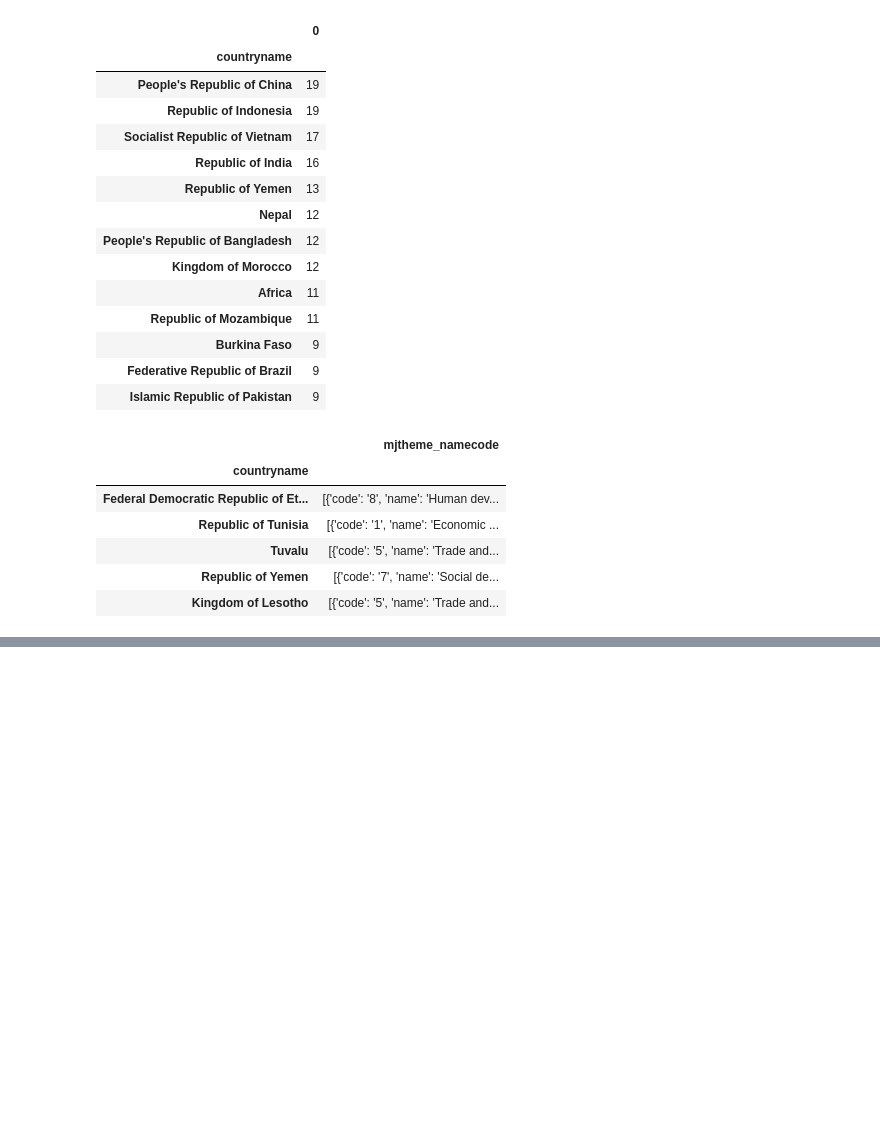
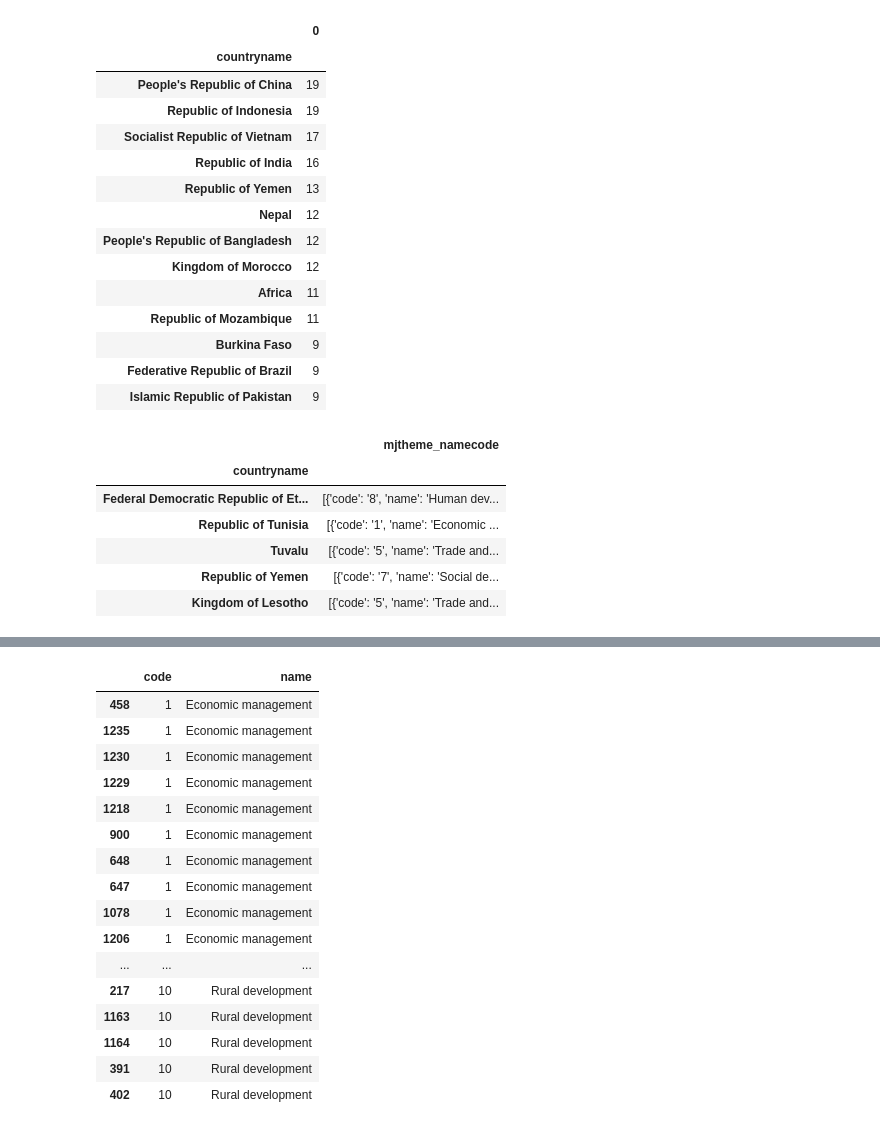
Before and after one commit to codyw826/Public-Projects, a Jupyter notebook: sliderule_dsi_json_exercise.ipynb, the cells around one changed output, grey strips where cells are left out. Saved outputs shown, nothing was run; the diff lists cells and outputs as text; code cells hidden in the pictures; blank space fills up the shorter version.

Commit message:
Completed exercise with some help from Bill!

```diff
--- a/sliderule_dsi_json_exercise.ipynb
+++ b/sliderule_dsi_json_exercise.ipynb
@@ -256,0 +242,10 @@ json_normalize(m[1],'code','name')
+# %%
+#to use the json_normalize function,
+data = json.load(open('C:/Users/Cody/Downloads/data_wrangling_json/data_wrangling_json/data/world_bank_projects.json'))
+
+df_normalised = json_normalize(data, record_path='mjtheme_namecode')
+mj = df_normalised
+#I DID IT!
+#Thank you Bill!!!
+ordered = mj.sort('code')
+ordered.head(15)
@@ -256,0 +269,7 @@ json_normalize(m[1],'code','name')
+# %%
+#this code replaces all of the missing values with the NA value
+#the replacement allows me to fill the NA values with the name from above, which will be correct because of the sort
+ordered = ordered.replace("",np.nan)
+final= ordered.fillna(method='pad')
+final.head(15)
+#you can see from the output that the missing names have been filled
@@ -256,0 +311,22 @@ json_normalize(m[1],'code','name')
+# %%
+#3. FINAL ANSWER
+#Data Frame with the appropriate project themes filled in :
+final.head(50)
+# %% [output]
+|  | code | name |
+| 458 | 1 | Economic management |
+| 1235 | 1 | Economic management |
+| 1230 | 1 | Economic management |
+| 1229 | 1 | Economic management |
+| 1218 | 1 | Economic management |
+| 900 | 1 | Economic management |
+| 648 | 1 | Economic management |
+| 647 | 1 | Economic management |
+| 1078 | 1 | Economic management |
+| 1206 | 1 | Economic management |
+| ... | ... | ... |
+| 217 | 10 | Rural development |
+| 1163 | 10 | Rural development |
+| 1164 | 10 | Rural development |
+| 391 | 10 | Rural development |
+| 402 | 10 | Rural development |
```
Also changed, not shown: parts of 9 cells of this notebook.
